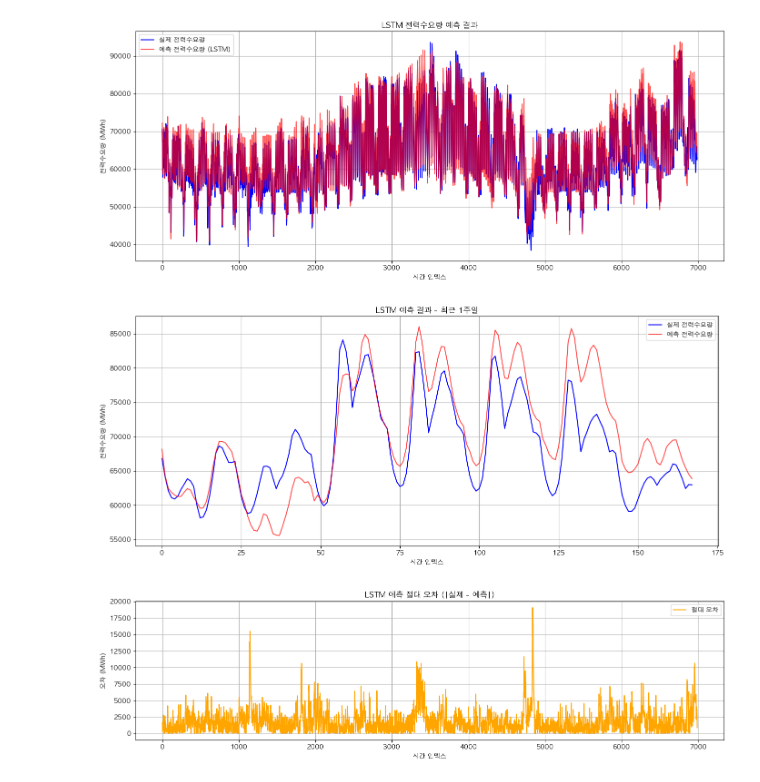
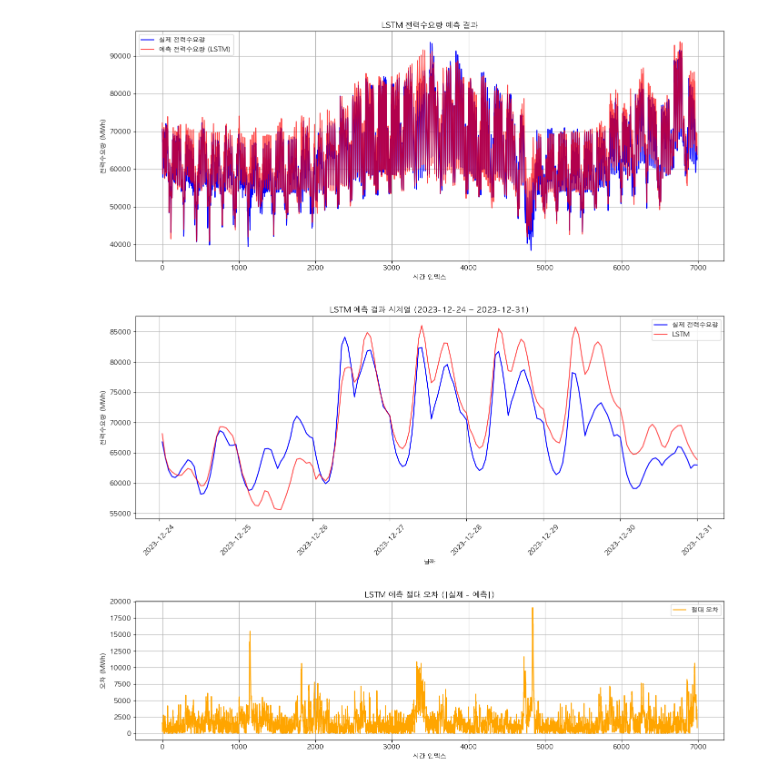
Before and after one commit to jeonjunhyeokk/LoadForeCasting_ML, a Jupyter notebook: LSTM.ipynb, the cells around one changed output. Cells and saved outputs as stored; diff of their text form; code cells hidden in the pictures.

```diff
--- a/LSTM.ipynb
+++ b/LSTM.ipynb
@@ -122,30 +122,39 @@ plt.show()
 # %% [output]
 [figure]
 # %%
+import pandas as pd
 import matplotlib.pyplot as plt
+from sklearn.model_selection import train_test_split
 
-# 한글 폰트 설정 (macOS 기준)
-plt.rcParams['font.family'] = 'AppleGothic'
-plt.rcParams['axes.unicode_minus'] = False
+# 1. 날짜 포함 원본 데이터 로드
+df_full = pd.read_csv("./archive/final_merged.csv")
 
-# 최근 일주일(24시간 x 7일 = 168시간)
-n_hours = 168
-y_test_recent = y_test_inv[-n_hours:]
-y_pred_recent = y_pred_inv[-n_hours:]
+# 2. 날짜 열 변환
+df_full["날짜"] = pd.to_datetime(df_full["날짜"], format="%Y.%m.%d %H:%M")
 
-# 시각화
+# 3. 날짜 시리즈 분할 (y_test 기준 20% 뒤쪽과 맞추기)
+date_series = df_full["날짜"]
+_, date_test = train_test_split(date_series, test_size=0.2, shuffle=False)
+date_test = date_test.reset_index(drop=True)
+
+# 4. 최근 168시간 추출 (LSTM 예측 구간)
+date_recent = date_test[-168:]
+
+# 5. 시각화 (LSTM 예측 결과 시리즈가 준비되어 있어야 함)
 plt.figure(figsize=(14, 6))
-plt.plot(y_test_recent, label='실제 전력수요량', color='blue')
-plt.plot(y_pred_recent, label='예측 전력수요량', color='red', alpha=0.7)
-plt.title("LSTM 예측 결과 - 최근 1주일")
-plt.xlabel("시간 인덱스")
+plt.plot(date_recent, y_test_recent, label='실제 전력수요량', color='blue')
+plt.plot(date_recent, y_pred_recent, label='LSTM', color='red', alpha=0.7)
+
+plt.title("LSTM 예측 결과 시계열 (2023-12-24 ~ 2023-12-31)")
+plt.xlabel("날짜")
 plt.ylabel("전력수요량 (MWh)")
+plt.xticks(rotation=45)
 plt.legend()
 plt.grid(True)
 plt.tight_layout()
 plt.show()
 # %% [output]
-[figure, old version]
+[figure, new version]
 # %%
 # 오차 계산
 error = np.abs(y_test_inv - y_pred_inv)
```
Also changed, not shown: 1 other file.
